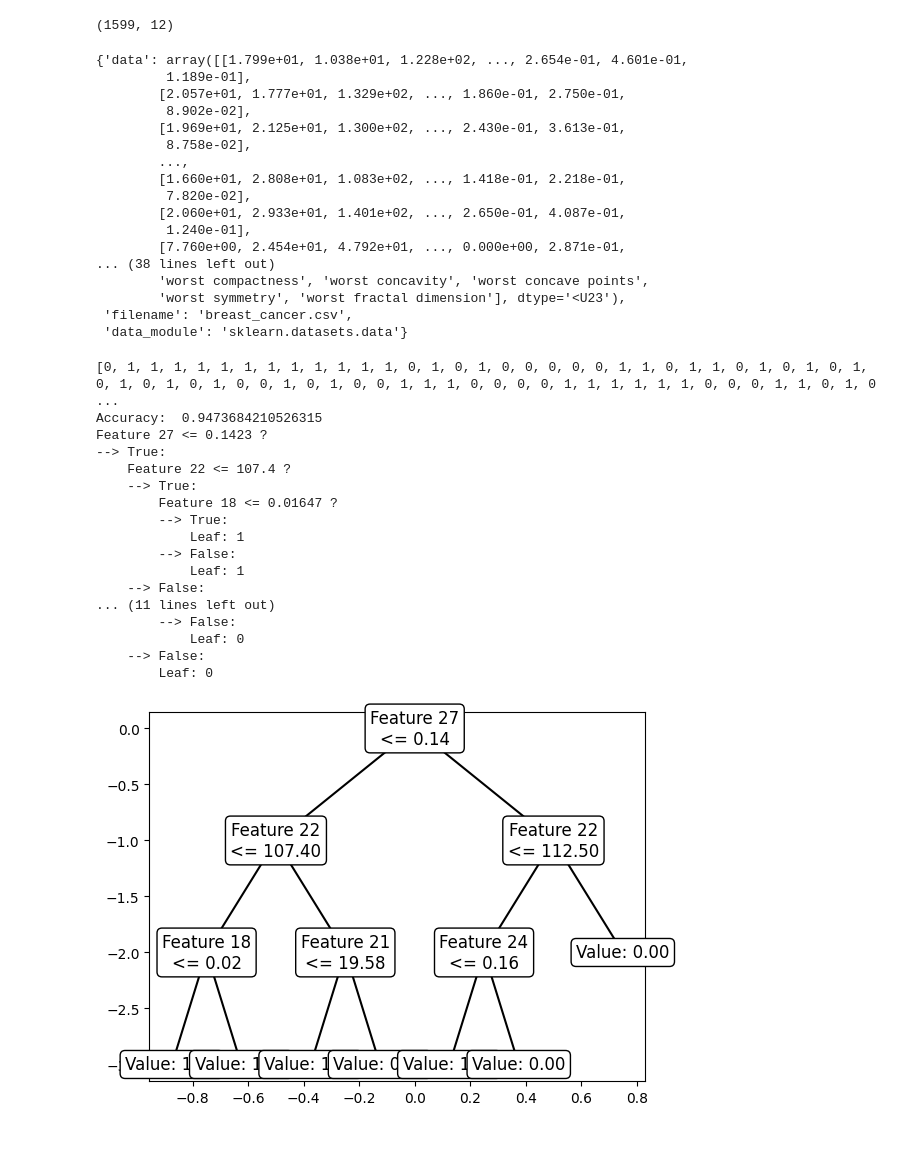
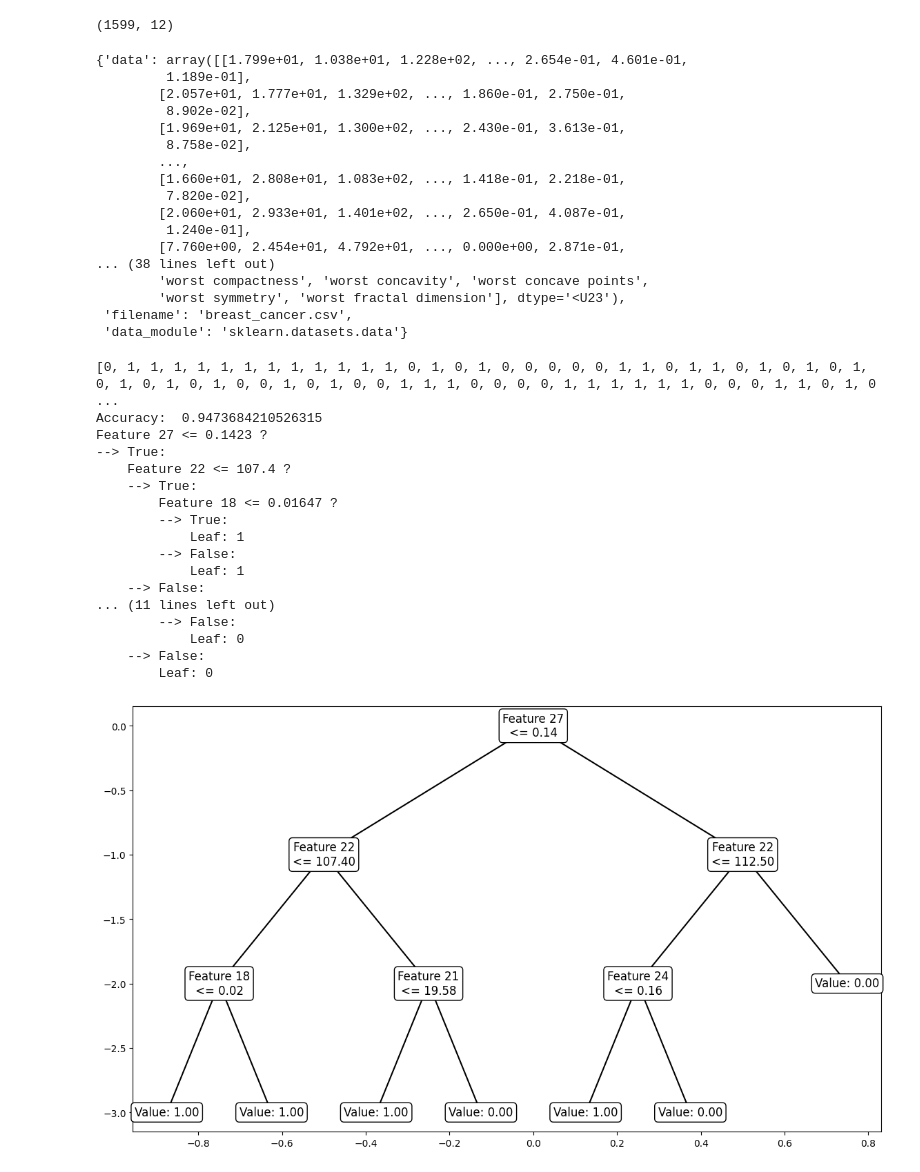
Before and after one commit to KissDanielMark/DecisionTree, a Jupyter notebook: WP871Q.ipynb, the cells around one changed output. Cells and saved outputs as stored; diff of their text form; code cells hidden in the pictures; blank space fills up the shorter version.

Commit message:
szelesebb  plot

```diff
--- a/WP871Q.ipynb
+++ b/WP871Q.ipynb
@@ -271,6 +272,7 @@ acc = accuracy(y_test, y_pred)
 print("Accuracy: ", acc)
 
 decision_tree.print_tree()
+plt.figure(figsize=(14, 8))
 decision_tree.plot_tree_the_second(decision_tree.root, 0, 0, 0, 1)
 
 #dt.print()
@@ -283,31 +285,31 @@ decision_tree.plot_tree_the_second(decision_tree.root, 0, 0, 0, 1)
         [1.969e+01, 2.125e+01, 1.300e+02, ..., 2.430e-01, 3.613e-01,
          8.758e-02],
         ...,
         [1.660e+01, 2.808e+01, 1.083e+02, ..., 1.418e-01, 2.218e-01,
          7.820e-02],
         [2.060e+01, 2.933e+01, 1.401e+02, ..., 2.650e-01, 4.087e-01,
          1.240e-01],
         [7.760e+00, 2.454e+01, 4.792e+01, ..., 0.000e+00, 2.871e-01,
 ... (38 lines left out)
         'worst compactness', 'worst concavity', 'worst concave points',
         'worst symmetry', 'worst fractal dimension'], dtype='<U23'),
  'filename': 'breast_cancer.csv',
  'data_module': 'sklearn.datasets.data'}
 [0, 1, 1, 1, 1, 1, 1, 1, 1, 1, 1, 1, 1, 0, 1, 0, 1, 0, 0, 0, 0, 0, 1, 1, 0, 1, 1, 0, 1, 0, 1, 0, 1, 0, 1, 0, 1, 0, 1, 0, 0, 1, 0, 1, 0, 0, 1, 1, 1, 0, 0, 0, 0, 1, 1, 1, 1, 1, 1, 0, 0, 0, 1, 1, 0, 1, 0 ...
 Accuracy:  0.9473684210526315
 Feature 27 <= 0.1423 ?
 --> True:
     Feature 22 <= 107.4 ?
     --> True:
         Feature 18 <= 0.01647 ?
         --> True:
             Leaf: 1
         --> False:
             Leaf: 1
     --> False:
 ... (11 lines left out)
         --> False:
             Leaf: 0
     --> False:
         Leaf: 0
-[figure, old version]
+[figure, new version]
```
Also changed, not shown: parts of 1 cell of this notebook.
